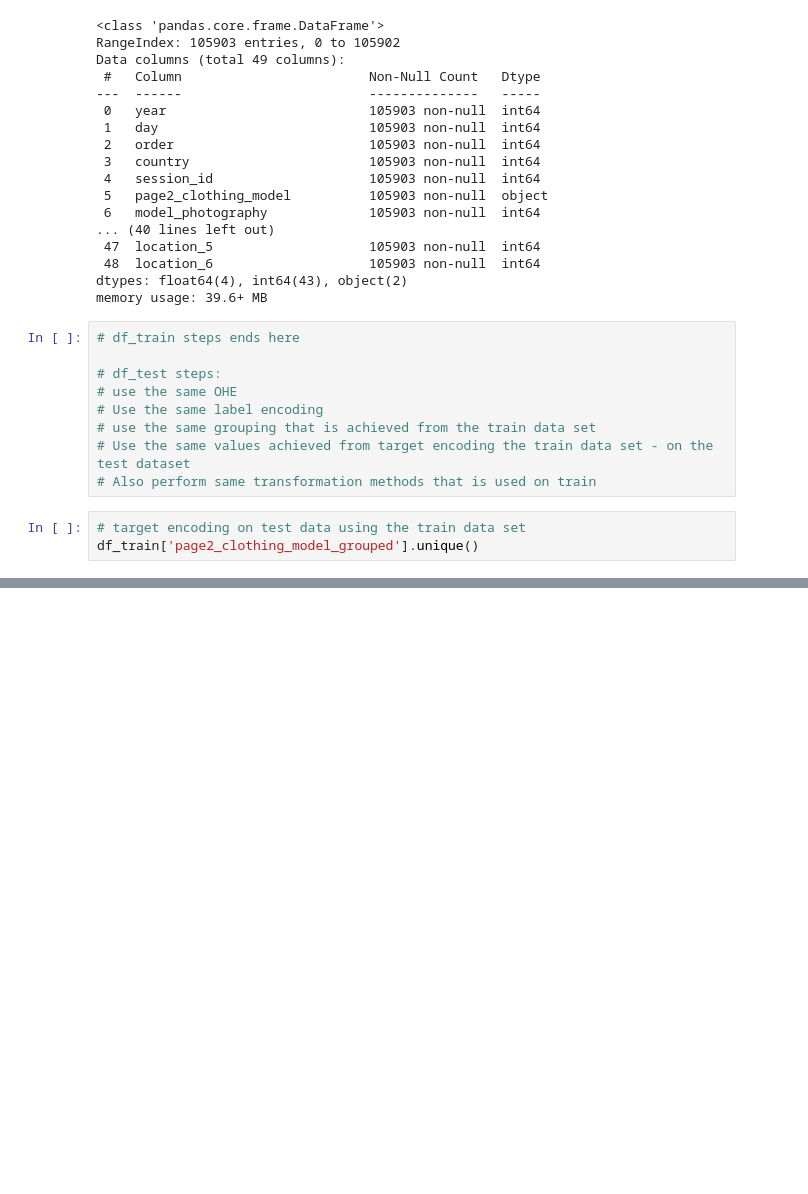
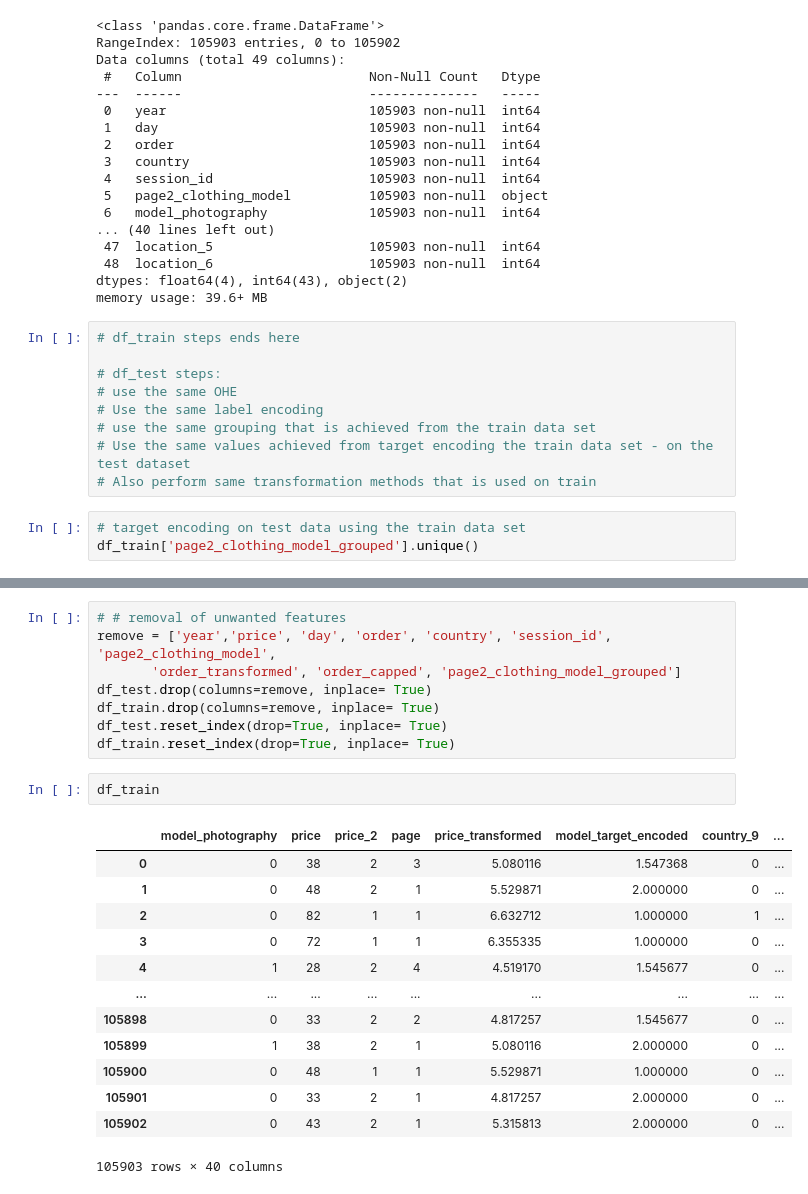
Before and after one commit to Aravind-M2/E-Commerce-Customer-conversion, a Jupyter notebook: classification demo copy.ipynb, the cells around one changed output, grey strips where cells are left out. Drawn from its saved outputs; the diff is of its cells as text; blank space fills up the shorter version.

```diff
--- a/classification demo copy.ipynb
+++ b/classification demo copy.ipynb
@@ -786,0 +846,24 @@ KeyboardInterrupt:
+# %%
+# # removal of unwanted features
+remove = ['year','price', 'day', 'order', 'country', 'session_id', 'page2_clothing_model',
+       'order_transformed', 'order_capped', 'page2_clothing_model_grouped']
+df_test.drop(columns=remove, inplace= True)
+df_train.drop(columns=remove, inplace= True)
+df_test.reset_index(drop=True, inplace= True)
+df_train.reset_index(drop=True, inplace= True)
+# %%
+df_train
+# %% [output]
+|  | model_photography | price | price_2 | page | price_transformed | model_target_encoded | country_9 | ... |
+| 0 | 0 | 38 | 2 | 3 | 5.080116 | 1.547368 | 0 | ... |
+| 1 | 0 | 48 | 2 | 1 | 5.529871 | 2.000000 | 0 | ... |
+| 2 | 0 | 82 | 1 | 1 | 6.632712 | 1.000000 | 1 | ... |
+| 3 | 0 | 72 | 1 | 1 | 6.355335 | 1.000000 | 0 | ... |
+| 4 | 1 | 28 | 2 | 4 | 4.519170 | 1.545677 | 0 | ... |
+| ... | ... | ... | ... | ... | ... | ... | ... | ... |
+| 105898 | 0 | 33 | 2 | 2 | 4.817257 | 1.545677 | 0 | ... |
+| 105899 | 1 | 38 | 2 | 1 | 5.080116 | 2.000000 | 0 | ... |
+| 105900 | 0 | 48 | 1 | 1 | 5.529871 | 1.000000 | 0 | ... |
+| 105901 | 0 | 33 | 2 | 1 | 4.817257 | 2.000000 | 0 | ... |
+| 105902 | 0 | 43 | 2 | 1 | 5.315813 | 2.000000 | 0 | ... |
+105903 rows × 40 columns
```
Also changed, not shown: parts of 38 cells of this notebook.
